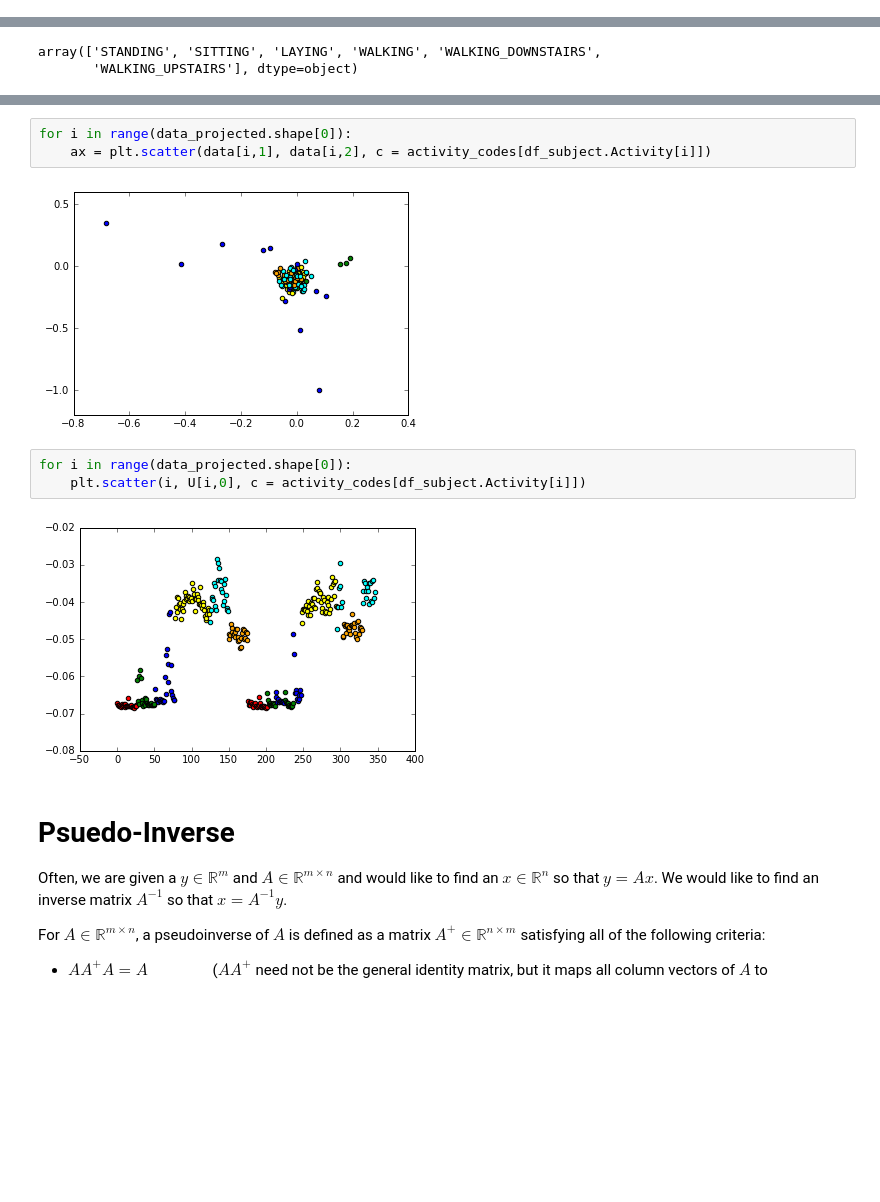
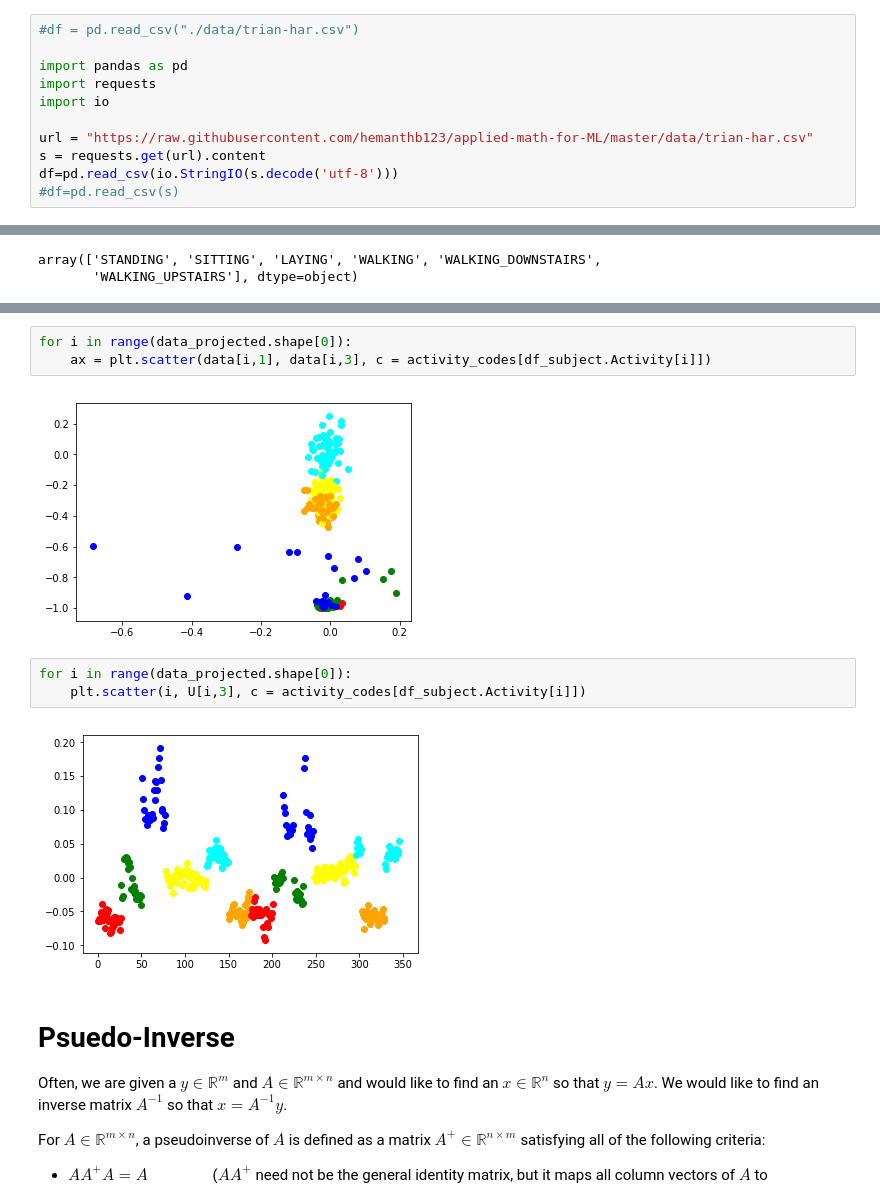
Before and after one commit to hemanthb123/applied-math-for-ML, a Jupyter notebook: 2-the-matrix-as-a-linear-machine_modified.ipynb, the cells around one changed output, grey strips where cells are left out. Drawn from its saved outputs; the diff is of its cells as text; blank space fills up the shorter version.

```diff
--- a/2-the-matrix-as-a-linear-machine_modified.ipynb
+++ b/2-the-matrix-as-a-linear-machine_modified.ipynb
@@ -224,3 +224,14 @@ df = pd.read_csv("./data/trian-har.csv")
+# %%
+#df = pd.read_csv("./data/trian-har.csv")
+
+import pandas as pd
+import requests
+import io
+
+url = "https://raw.githubusercontent.com/hemanthb123/applied-math-for-ML/master/data/trian-har.csv"
+s = requests.get(url).content
+df=pd.read_csv(io.StringIO(s.decode('utf-8')))
+#df=pd.read_csv(s)
 # %%
 df.head()
 # %% [output]
@@ -282,13 +293,13 @@ for i in range(data_projected.shape[0]):
 # %%
 for i in range(data_projected.shape[0]):
-    ax = plt.scatter(data[i,1], data[i,2], c = activity_codes[df_subject.Activity[i]])
+    ax = plt.scatter(data[i,1], data[i,3], c = activity_codes[df_subject.Activity[i]])
 # %% [output]
-[figure, old version]
+[figure, new version]
 # %%
 for i in range(data_projected.shape[0]):
-    plt.scatter(i, U[i,0], c = activity_codes[df_subject.Activity[i]])
+    plt.scatter(i, U[i,3], c = activity_codes[df_subject.Activity[i]])
 # %% [output]
-[figure, old version]
+[figure, new version]
 # %% [markdown]
 # Psuedo-Inverse
 
```
Also changed, not shown: parts of 8 cells of this notebook.
